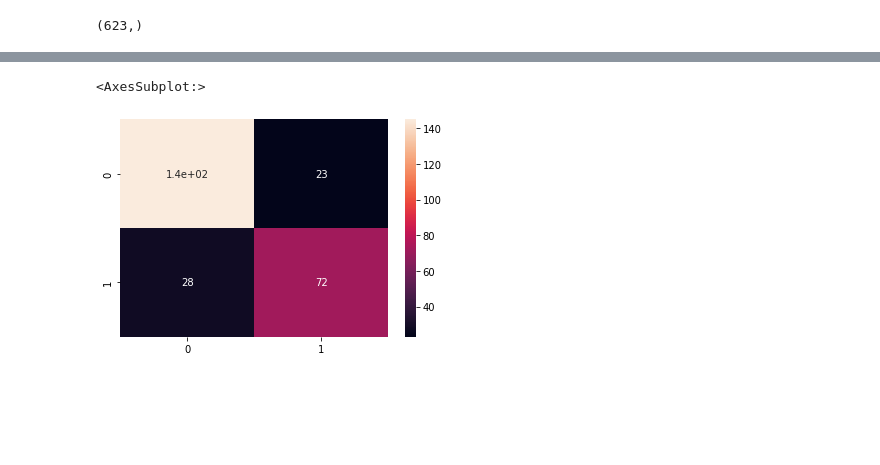
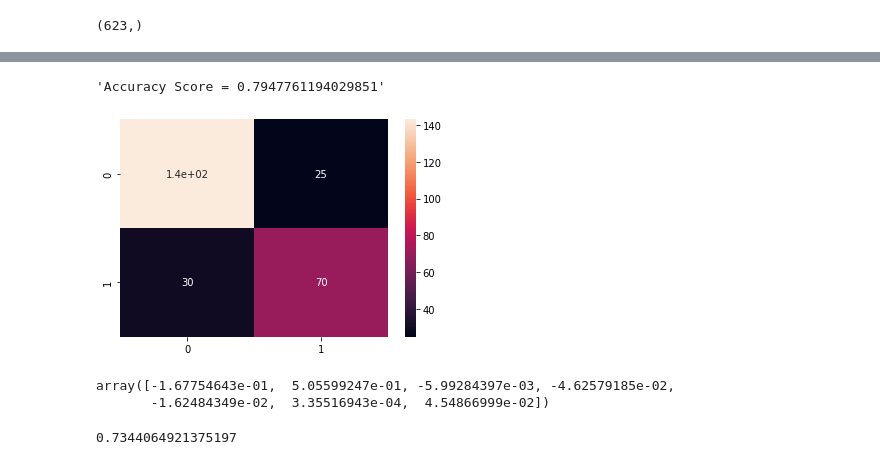
Before and after one commit to LiteShake/AI-Tasks, a Jupyter notebook: Task 5/Question 4.ipynb, the cells around one changed output, grey strips where cells are left out. Cells and saved outputs as stored; diff of their text form; code cells hidden in the pictures; blank space fills up the shorter version.

```diff
--- a/Task 5/Question 4.ipynb
+++ b/Task 5/Question 4.ipynb
@@ -227,11 +229,19 @@ ytrain.shape
 # %% [output]
 (623,)
 # %%
-from sklearn.linear_model import LogisticRegression
+from sklearn.linear_model import Ridge
 from sklearn.metrics import accuracy_score, confusion_matrix
 
-log_reg = LogisticRegression()
-log_reg.fit( xtrain , ytrain )
-ypred = log_reg.predict( xtest )
+ridgemodel = Ridge()
+ridgemodel.fit( xtrain , ytrain )
+ypred = ridgemodel.predict( xtest )
+ypred2 = []
+
+for x in ypred :
+    if( x >= 0.5 ) : ypred2.append(1)
+    else : ypred2.append(0)
+
+ypred = np.array( ypred2 )
+
 ypred
 # %% [output]
@@ -258,9 +261,20 @@ array([0, 0, 0, 1, 1, 0, 1, 1, 1, 1, 0, 1, 0, 1, 1, 1, 0, 0, 0, 0, 0, 1,
 # %%
 from sklearn.metrics import accuracy_score , confusion_matrix
 
 cf = confusion_matrix( ytest, ypred )
 
 sns.heatmap( cf, annot=True )
+
+f"Accuracy Score = {accuracy_score( ytest , ypred )}"
 # %% [output]
-<AxesSubplot:>
+'Accuracy Score = 0.7947761194029851'
-[figure, old version]
+[figure, new version]
+# %%
+ridgemodel.coef_
+# %% [output]
+array([-1.67754643e-01,  5.05599247e-01, -5.99284397e-03, -4.62579185e-02,
+       -1.62484349e-02,  3.35516943e-04,  4.54866999e-02])
+# %%
+ridgemodel.intercept_
+# %% [output]
+0.7344064921375197
```
Also changed, not shown: parts of 2 cells of this notebook, 4 other files.
